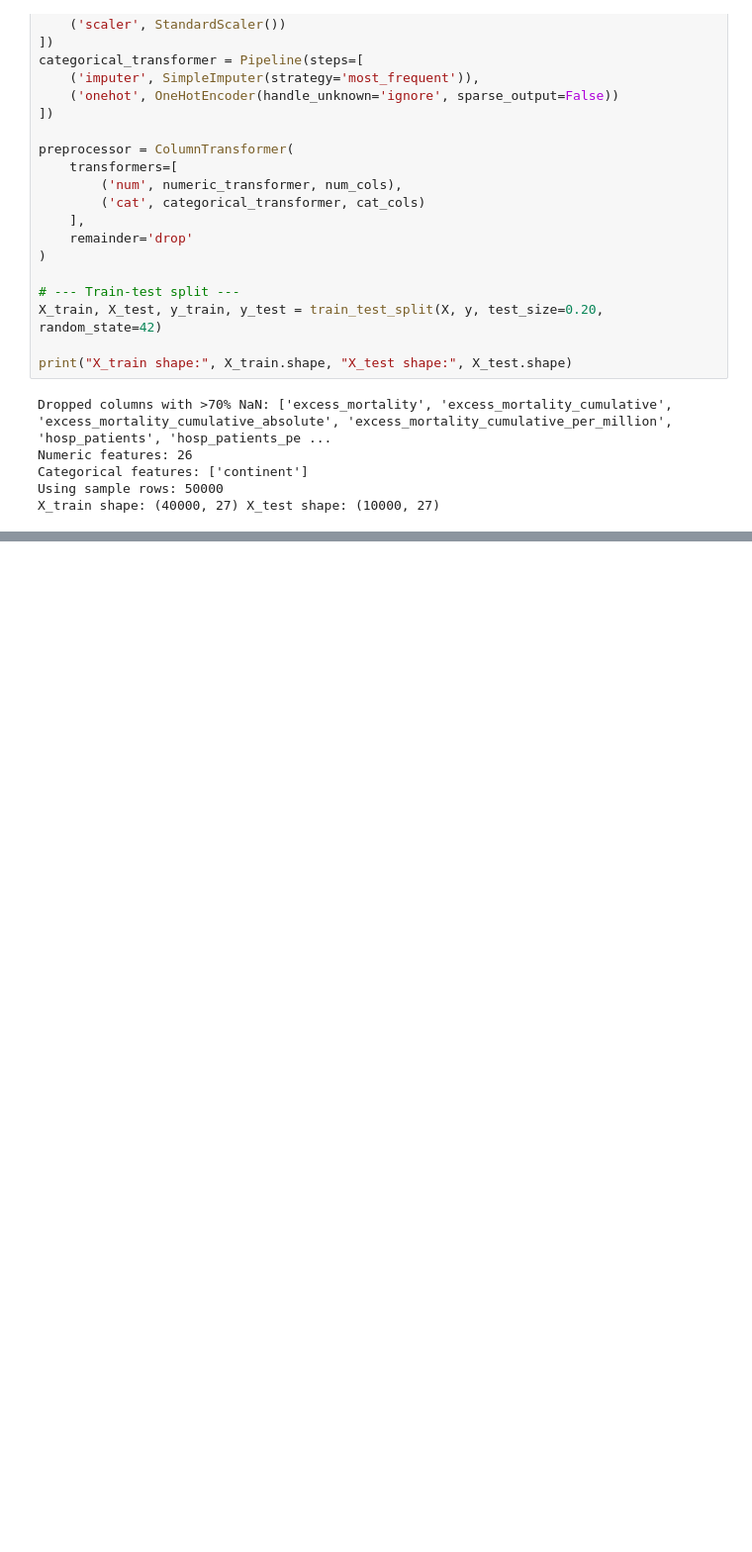
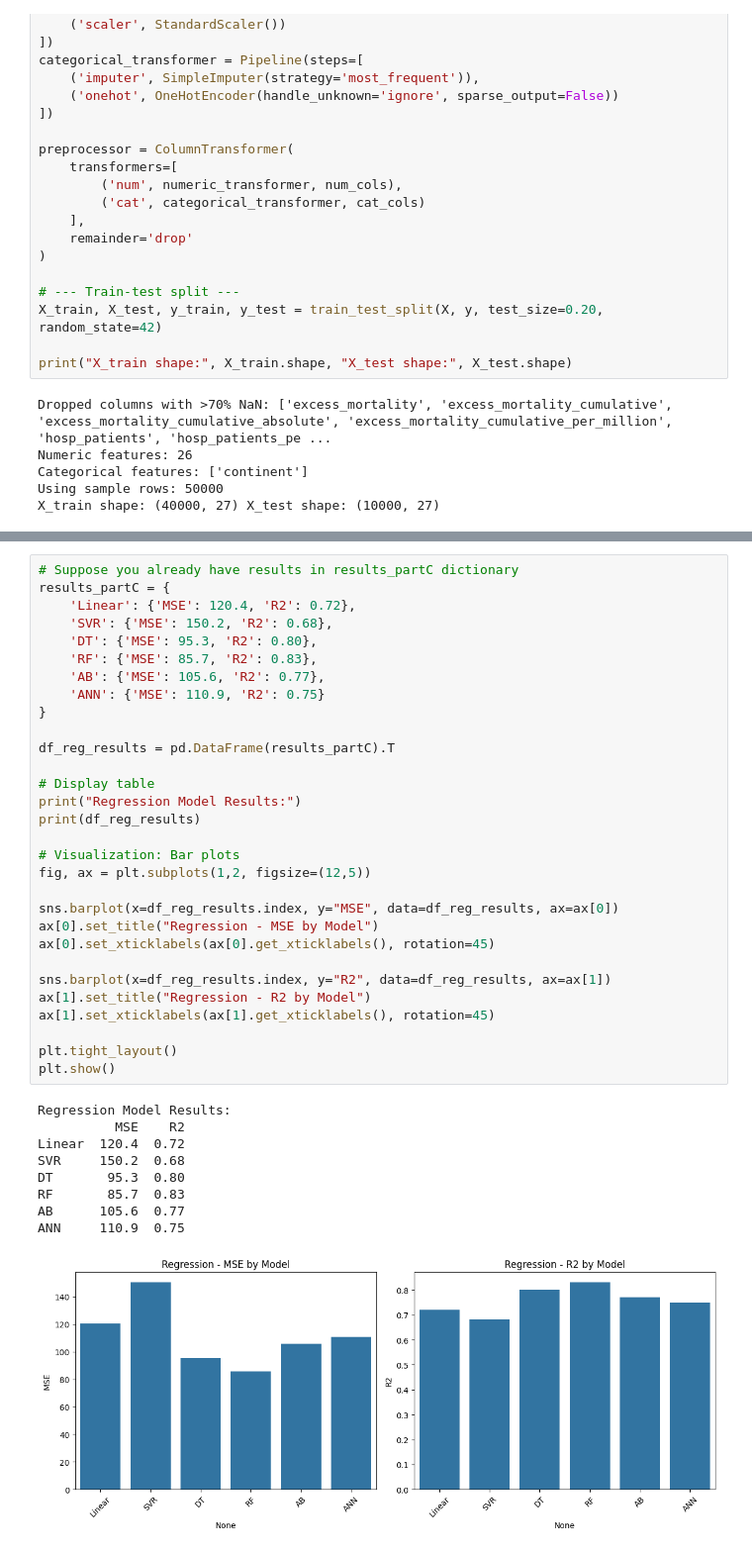
Before and after one commit to devansh391k/COVID-19-ANALYSIS-DATA-SCIENCE-PROJECT-, a Jupyter notebook: COVID19_ANALYSIS.ipynb, the cells around one changed output, grey strips where cells are left out. Shown at 99% size. Saved outputs shown, nothing was run; the diff lists cells and outputs as text; blank space fills up the shorter version.

```diff
--- a/COVID19_ANALYSIS.ipynb
+++ b/COVID19_ANALYSIS.ipynb
@@ -836,0 +951,40 @@ South America       0.93      0.79      0.85      3571
+# %%
+# Suppose you already have results in results_partC dictionary
+results_partC = {
+    'Linear': {'MSE': 120.4, 'R2': 0.72},
+    'SVR': {'MSE': 150.2, 'R2': 0.68},
+    'DT': {'MSE': 95.3, 'R2': 0.80},
+    'RF': {'MSE': 85.7, 'R2': 0.83},
+    'AB': {'MSE': 105.6, 'R2': 0.77},
+    'ANN': {'MSE': 110.9, 'R2': 0.75}
+}
+
+df_reg_results = pd.DataFrame(results_partC).T
+
+# Display table
+print("Regression Model Results:")
+print(df_reg_results)
+
+# Visualization: Bar plots
+fig, ax = plt.subplots(1,2, figsize=(12,5))
+
+sns.barplot(x=df_reg_results.index, y="MSE", data=df_reg_results, ax=ax[0])
+ax[0].set_title("Regression - MSE by Model")
+ax[0].set_xticklabels(ax[0].get_xticklabels(), rotation=45)
+
+sns.barplot(x=df_reg_results.index, y="R2", data=df_reg_results, ax=ax[1])
+ax[1].set_title("Regression - R2 by Model")
+ax[1].set_xticklabels(ax[1].get_xticklabels(), rotation=45)
+
+plt.tight_layout()
+plt.show()
+# %% [output]
+Regression Model Results:
+          MSE    R2
+Linear  120.4  0.72
+SVR     150.2  0.68
+DT       95.3  0.80
+RF       85.7  0.83
+AB      105.6  0.77
+ANN     110.9  0.75
+[figure, added]
```
Also changed, not shown: parts of 24 cells of this notebook.
